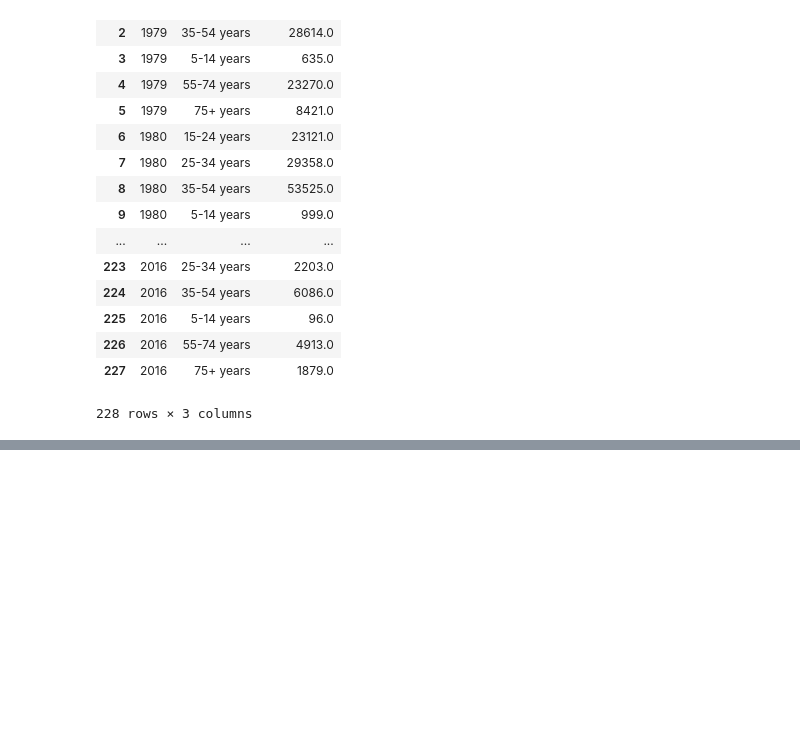
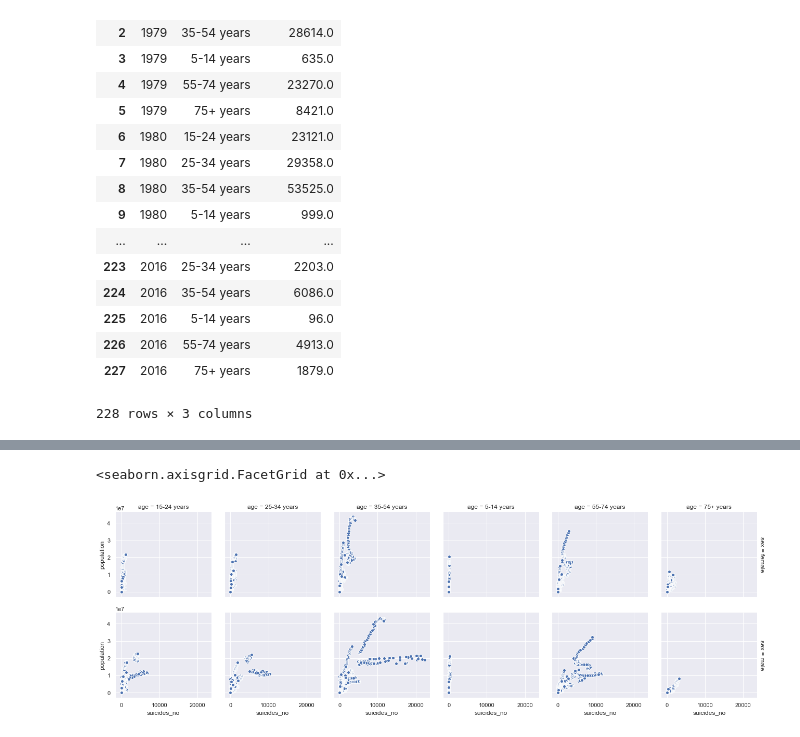
Before and after one commit to ArslanAliAwan/hnps, a Jupyter notebook: hnps.ipynb, the cells around one changed output, grey strips where cells are left out. Cells and saved outputs as stored; diff of their text form; code cells hidden in the pictures; blank space fills up the shorter version.

```diff
--- a/hnps.ipynb
+++ b/hnps.ipynb
@@ -125,0 +126,7 @@ sns.lineplot('year','suicides_no',hue='age',style='age',data=df,hue_norm=LogNorm
+# %%
+sns.set(style="darkgrid")
+g = sns.FacetGrid(data, row="sex", col="age", margin_titles=True)
+g.map(plt.scatter, "suicides_no","population", edgecolor="w")
+# %% [output]
+<seaborn.axisgrid.FacetGrid at 0x...>
+[figure, added]
```
Also changed, not shown: parts of 3 cells of this notebook.
